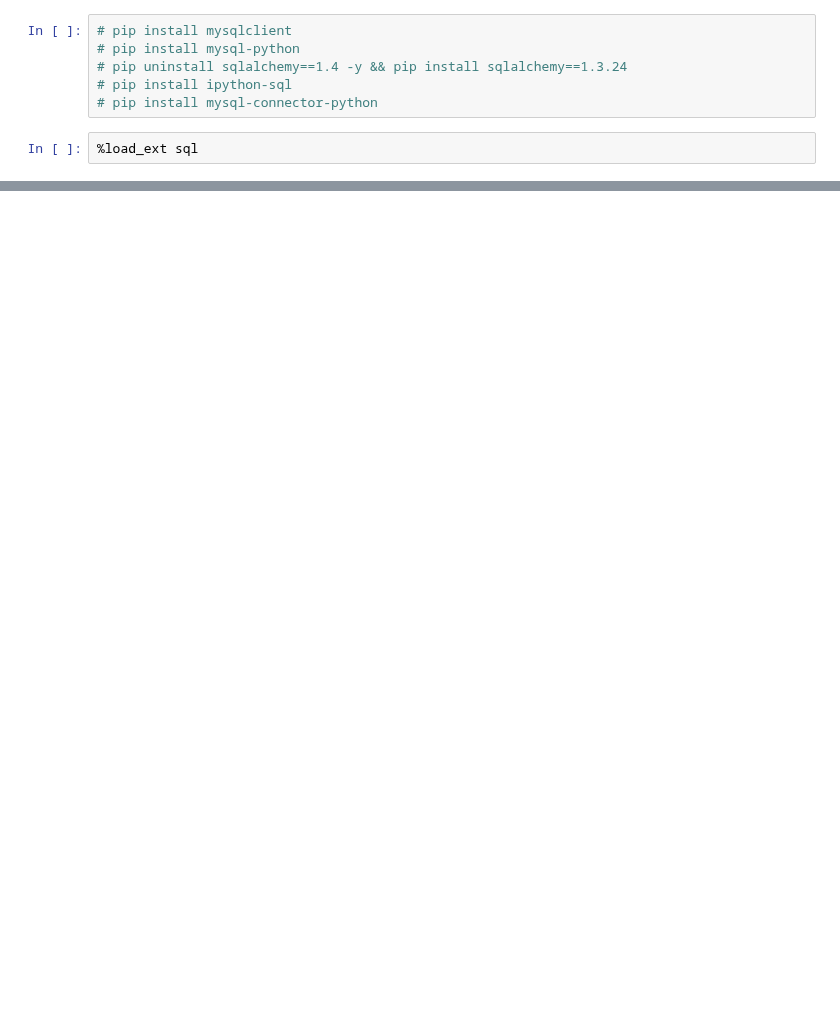
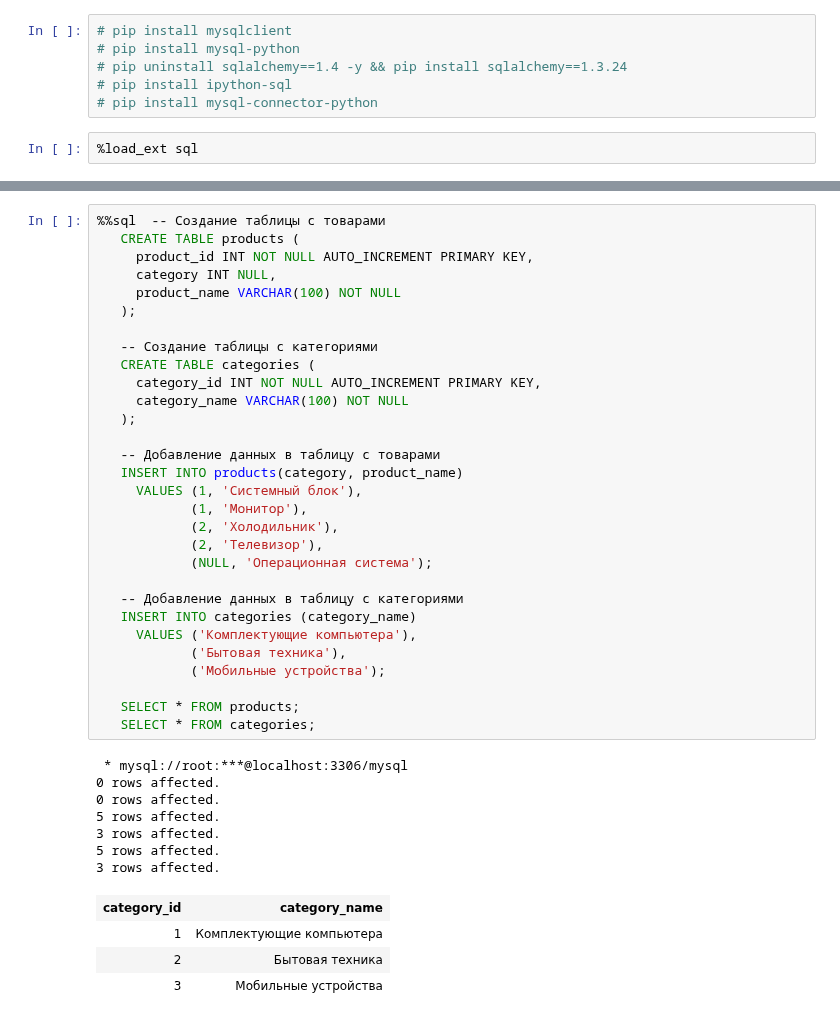
Before and after one commit to MrsMystique/python-repo, a Jupyter notebook: sqlmagic/mySQL CONNECT.ipynb, the cells around one changed output, grey strips where cells are left out. Cells and saved outputs as stored; diff of their text form; blank space fills up the shorter version.

```diff
--- a/sqlmagic/mySQL CONNECT.ipynb
+++ b/sqlmagic/mySQL CONNECT.ipynb
@@ -31,0 +203,42 @@
+# %%
+%%sql  -- Создание таблицы с товарами
+   CREATE TABLE products (
+     product_id INT NOT NULL AUTO_INCREMENT PRIMARY KEY,
+     category INT NULL,
+     product_name VARCHAR(100) NOT NULL
+   );
+
+   -- Создание таблицы с категориями
+   CREATE TABLE categories (
+     category_id INT NOT NULL AUTO_INCREMENT PRIMARY KEY,
+     category_name VARCHAR(100) NOT NULL
+   );
+
+   -- Добавление данных в таблицу с товарами
+   INSERT INTO products(category, product_name)
+     VALUES (1, 'Системный блок'),
+            (1, 'Монитор'),
+            (2, 'Холодильник'),
+            (2, 'Телевизор'),
+            (NULL, 'Операционная система');
+
+   -- Добавление данных в таблицу с категориями
+   INSERT INTO categories (category_name)
+     VALUES ('Комплектующие компьютера'),
+            ('Бытовая техника'),
+            ('Мобильные устройства');
+
+   SELECT * FROM products;
+   SELECT * FROM categories;
+# %% [output]
+ * mysql://root:***@localhost:3306/mysql
+0 rows affected.
+0 rows affected.
+5 rows affected.
+3 rows affected.
+5 rows affected.
+3 rows affected.
+| category_id | category_name |
+| 1 | Комплектующие компьютера |
+| 2 | Бытовая техника |
+| 3 | Мобильные устройства |
```
Also changed, not shown: parts of 28 cells of this notebook, 21 other files.
